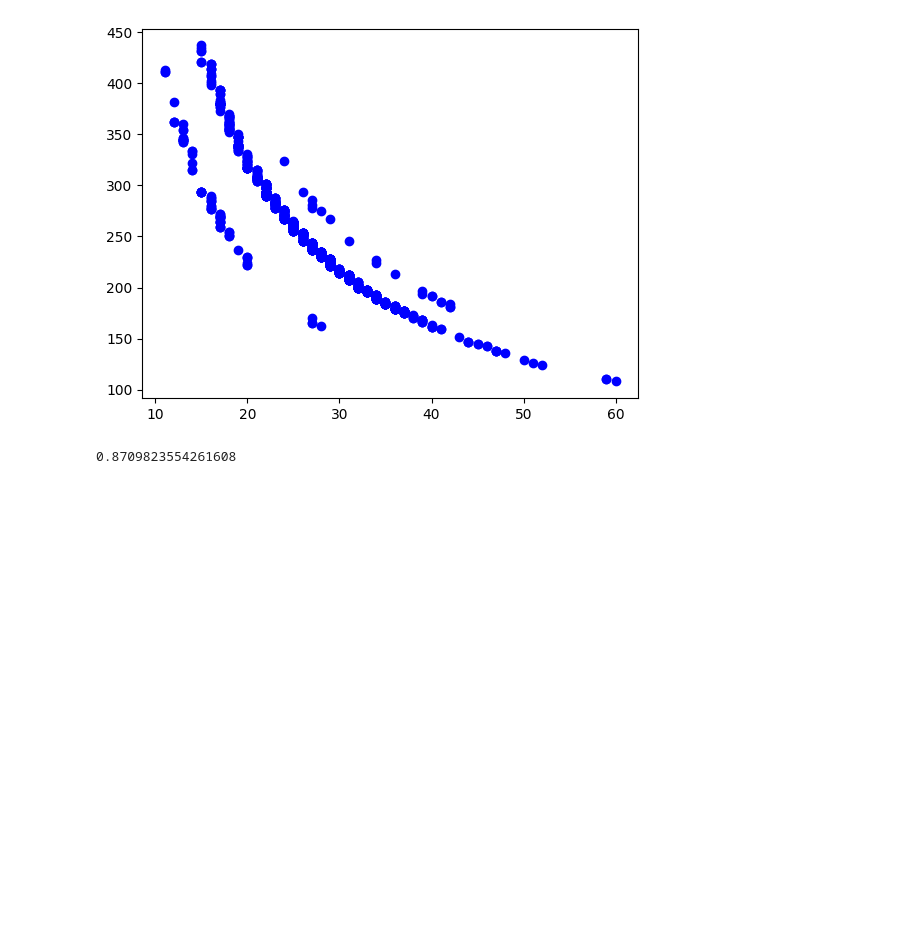
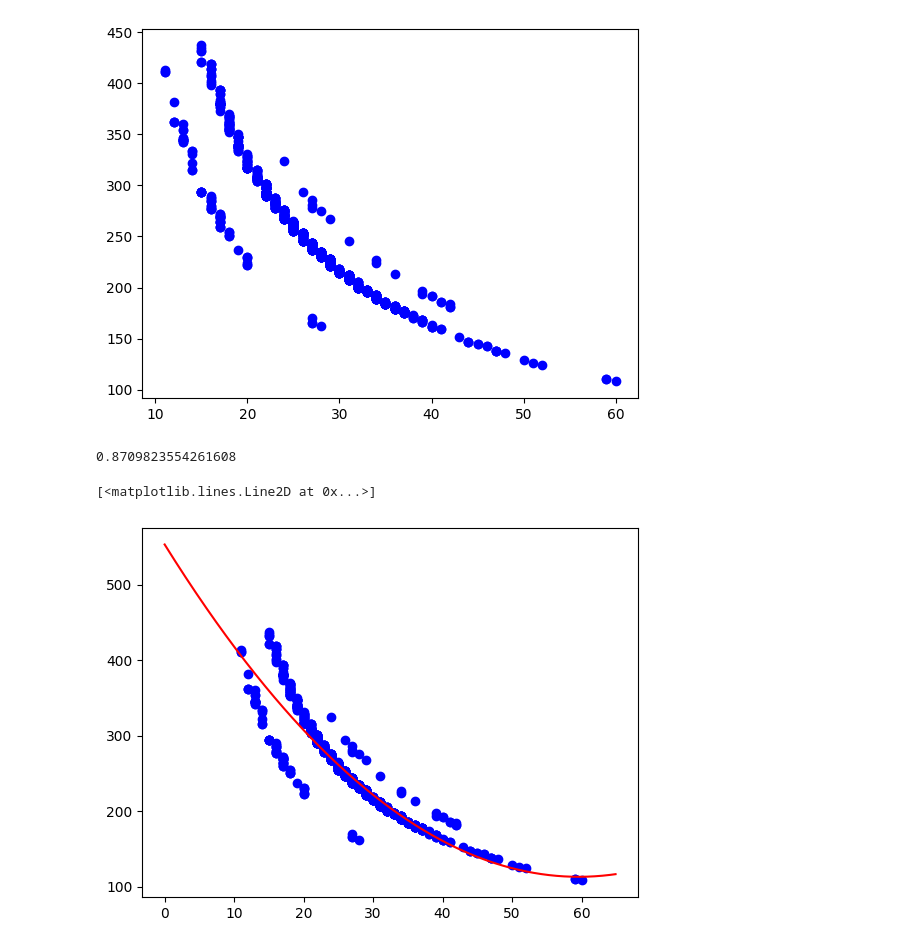
Before and after one commit to 0nE01/Machine-learning, a Jupyter notebook: Polynomail.ipynb, the cells around one changed output. Cells and saved outputs as stored; diff of their text form; code cells hidden in the pictures; blank space fills up the shorter version.

Commit message:
poly final plot

```diff
--- a/Polynomail.ipynb
+++ b/Polynomail.ipynb
@@ -74,3 +74,11 @@ resulte = reg.predict(poly_test_x)
 print(r2_score(test_y, resulte))
 # %% [output]
 0.8709823554261608
+# %%
+plt.scatter(train_x,train_y, color="blue")
+X = np.arange(0.0, 65.0, 0.1)
+y = reg.intercept_[0]+ reg.coef_[0][1]*X+ reg.coef_[0][2]*np.power(X, 2)
+plt.plot(X, y, 'r')
+# %% [output]
+[<matplotlib.lines.Line2D at 0x...>]
+[figure, added]
```
